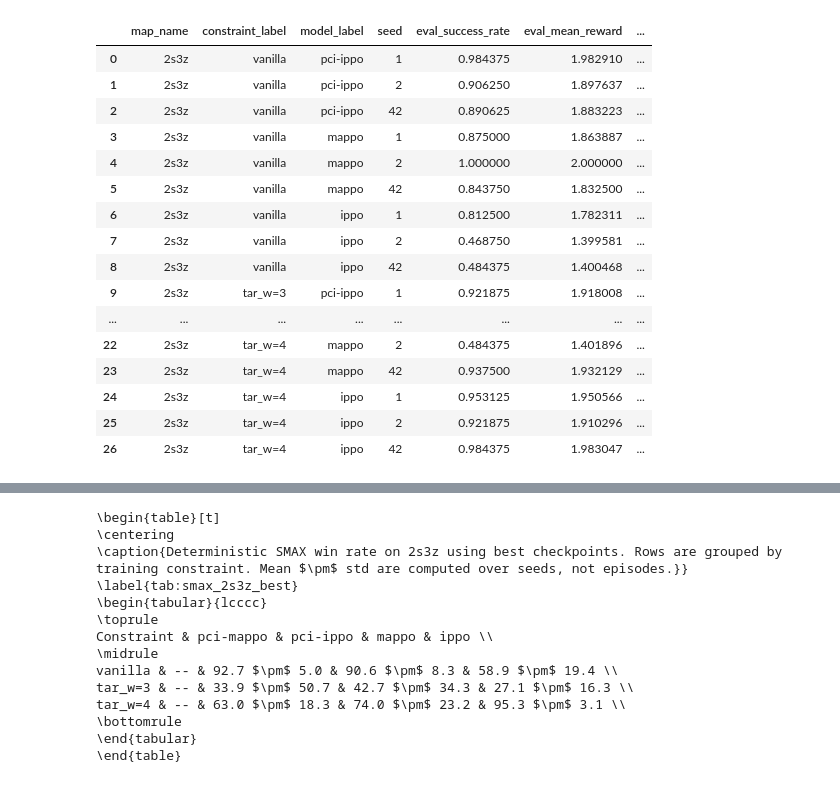
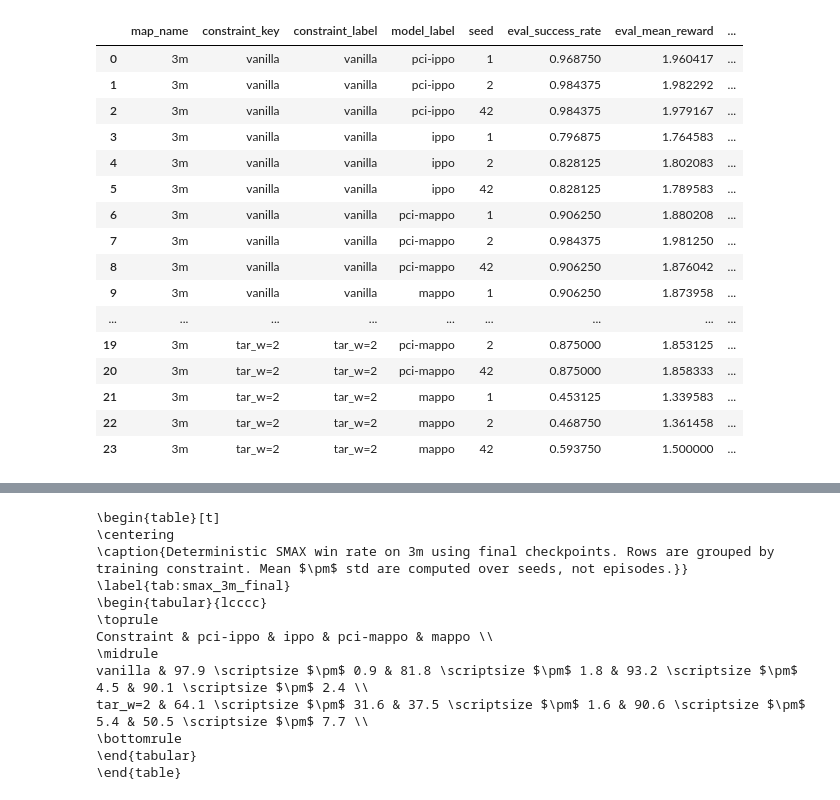
Before and after one commit to chamjinJoo/credit_assign_IRR, a Jupyter notebook: figures/smax_checkpoint_test_eval.ipynb, the cells around one changed output, grey strips where cells are left out. Cells and saved outputs as stored; diff of their text form; code cells hidden in the pictures.

```diff
--- a/figures/smax_checkpoint_test_eval.ipynb
+++ b/figures/smax_checkpoint_test_eval.ipynb
@@ -75,0 +84,14 @@ Run the cells below one by one. Each cell evaluates every model available for a
+# %%
+# Select Maps and Models
+
+TARGET_MAPS = ordered_map_names(runs_df["map_name"].dropna().unique().tolist()) # auto
+# TARGET_MAPS = ['smacv2_5_units', 'smacv2_10_units'] # we can select map here!
+
+TARGET_MODELS = ordered_model_labels(runs_df["model_label"].dropna().unique().tolist())
+
+print(f"Repo root: {ROOT}")
+print(f"Loaded {len(runs_df)} evaluation runs from checkpoints_for_eval")
+print(f"Maps: {TARGET_MAPS}")
+print(f"Models: {TARGET_MODELS}")
+display(runs_df.groupby(["map_name", "constraint_label", "model_label"]).size().unstack(fill_value=0))
+print("Cached evaluations are reused automatically when checkpoint path, mtime, eval seed, and episode count match.")
@@ -82,6 +158,10 @@ for map_name in TARGET_MAPS:
         checkpoint_choice=CHECKPOINT_CHOICE,
         device=DEVICE,
         eval_episodes=EVAL_EPISODES,
+        eval_seeds=EVAL_SEEDS,
+        eval_seed_batch_size=EVAL_SEED_BATCH_SIZE,
+        model_order=TARGET_MODELS,
+        duplicate_policy=DUPLICATE_POLICY,
     )
     if result["model_summary"].empty:
         print(f"Skipping {map_name}: no discovered runs")
@@ -252,25 +281,26 @@ tar_w=4 & -- & -- & -- & 22.4 $\pm$ 19.5 \\
 # %%
-if "2s3z" not in MAP_RESULTS:
-    raise RuntimeError("Run the consolidated evaluation cell above first.")
+INSPECT_MAP = TARGET_MAPS[0]
+if INSPECT_MAP not in MAP_RESULTS:
+    raise RuntimeError(f"Run the full evaluation cell first. Missing {INSPECT_MAP}.")
 
-display(MAP_RESULTS["2s3z"]["seed_summary"])
-display(MAP_RESULTS["2s3z"]["model_summary"])
-print(MAP_RESULTS["2s3z"]["latex"])
+display(MAP_RESULTS[INSPECT_MAP]["seed_summary"])
+display(MAP_RESULTS[INSPECT_MAP]["model_summary"])
+print(MAP_RESULTS[INSPECT_MAP]["latex"])
 # %% [output]
-|  | map_name | constraint_label | model_label | seed | eval_success_rate | eval_mean_reward | ... |
-| 0 | 2s3z | vanilla | pci-ippo | 1 | 0.984375 | 1.982910 | ... |
-| 1 | 2s3z | vanilla | pci-ippo | 2 | 0.906250 | 1.897637 | ... |
-| 2 | 2s3z | vanilla | pci-ippo | 42 | 0.890625 | 1.883223 | ... |
-| 3 | 2s3z | vanilla | mappo | 1 | 0.875000 | 1.863887 | ... |
-| 4 | 2s3z | vanilla | mappo | 2 | 1.000000 | 2.000000 | ... |
-| 5 | 2s3z | vanilla | mappo | 42 | 0.843750 | 1.832500 | ... |
-| 6 | 2s3z | vanilla | ippo | 1 | 0.812500 | 1.782311 | ... |
-| 7 | 2s3z | vanilla | ippo | 2 | 0.468750 | 1.399581 | ... |
-| 8 | 2s3z | vanilla | ippo | 42 | 0.484375 | 1.400468 | ... |
-| 9 | 2s3z | tar_w=3 | pci-ippo | 1 | 0.921875 | 1.918008 | ... |
-| ... | ... | ... | ... | ... | ... | ... | ... |
-| 22 | 2s3z | tar_w=4 | mappo | 2 | 0.484375 | 1.401896 | ... |
-| 23 | 2s3z | tar_w=4 | mappo | 42 | 0.937500 | 1.932129 | ... |
-| 24 | 2s3z | tar_w=4 | ippo | 1 | 0.953125 | 1.950566 | ... |
-| 25 | 2s3z | tar_w=4 | ippo | 2 | 0.921875 | 1.910296 | ... |
-| 26 | 2s3z | tar_w=4 | ippo | 42 | 0.984375 | 1.983047 | ... |
+|  | map_name | constraint_key | constraint_label | model_label | seed | eval_success_rate | eval_mean_reward | ... |
+| 0 | 3m | vanilla | vanilla | pci-ippo | 1 | 0.968750 | 1.960417 | ... |
+| 1 | 3m | vanilla | vanilla | pci-ippo | 2 | 0.984375 | 1.982292 | ... |
+| 2 | 3m | vanilla | vanilla | pci-ippo | 42 | 0.984375 | 1.979167 | ... |
+| 3 | 3m | vanilla | vanilla | ippo | 1 | 0.796875 | 1.764583 | ... |
+| 4 | 3m | vanilla | vanilla | ippo | 2 | 0.828125 | 1.802083 | ... |
+| 5 | 3m | vanilla | vanilla | ippo | 42 | 0.828125 | 1.789583 | ... |
+| 6 | 3m | vanilla | vanilla | pci-mappo | 1 | 0.906250 | 1.880208 | ... |
+| 7 | 3m | vanilla | vanilla | pci-mappo | 2 | 0.984375 | 1.981250 | ... |
+| 8 | 3m | vanilla | vanilla | pci-mappo | 42 | 0.906250 | 1.876042 | ... |
+| 9 | 3m | vanilla | vanilla | mappo | 1 | 0.906250 | 1.873958 | ... |
+| ... | ... | ... | ... | ... | ... | ... | ... | ... |
+| 19 | 3m | tar_w=2 | tar_w=2 | pci-mappo | 2 | 0.875000 | 1.853125 | ... |
+| 20 | 3m | tar_w=2 | tar_w=2 | pci-mappo | 42 | 0.875000 | 1.858333 | ... |
+| 21 | 3m | tar_w=2 | tar_w=2 | mappo | 1 | 0.453125 | 1.339583 | ... |
+| 22 | 3m | tar_w=2 | tar_w=2 | mappo | 2 | 0.468750 | 1.361458 | ... |
+| 23 | 3m | tar_w=2 | tar_w=2 | mappo | 42 | 0.593750 | 1.500000 | ... |
@@ -287,14 +316,13 @@ print(MAP_RESULTS["2s3z"]["latex"])
 \begin{table}[t]
 \centering
-\caption{Deterministic SMAX win rate on 2s3z using best checkpoints. Rows are grouped by training constraint. Mean $\pm$ std are computed over seeds, not episodes.}}
-\label{tab:smax_2s3z_best}
+\caption{Deterministic SMAX win rate on 3m using final checkpoints. Rows are grouped by training constraint. Mean $\pm$ std are computed over seeds, not episodes.}}
+\label{tab:smax_3m_final}
 \begin{tabular}{lcccc}
 \toprule
-Constraint & pci-mappo & pci-ippo & mappo & ippo \\
+Constraint & pci-ippo & ippo & pci-mappo & mappo \\
 \midrule
-vanilla & -- & 92.7 $\pm$ 5.0 & 90.6 $\pm$ 8.3 & 58.9 $\pm$ 19.4 \\
-tar_w=3 & -- & 33.9 $\pm$ 50.7 & 42.7 $\pm$ 34.3 & 27.1 $\pm$ 16.3 \\
-tar_w=4 & -- & 63.0 $\pm$ 18.3 & 74.0 $\pm$ 23.2 & 95.3 $\pm$ 3.1 \\
+vanilla & 97.9 \scriptsize $\pm$ 0.9 & 81.8 \scriptsize $\pm$ 1.8 & 93.2 \scriptsize $\pm$ 4.5 & 90.1 \scriptsize $\pm$ 2.4 \\
+tar_w=2 & 64.1 \scriptsize $\pm$ 31.6 & 37.5 \scriptsize $\pm$ 1.6 & 90.6 \scriptsize $\pm$ 5.4 & 50.5 \scriptsize $\pm$ 7.7 \\
 \bottomrule
 \end{tabular}
 \end{table}
```
Also changed, not shown: parts of 12 cells of this notebook, 21 other files.
